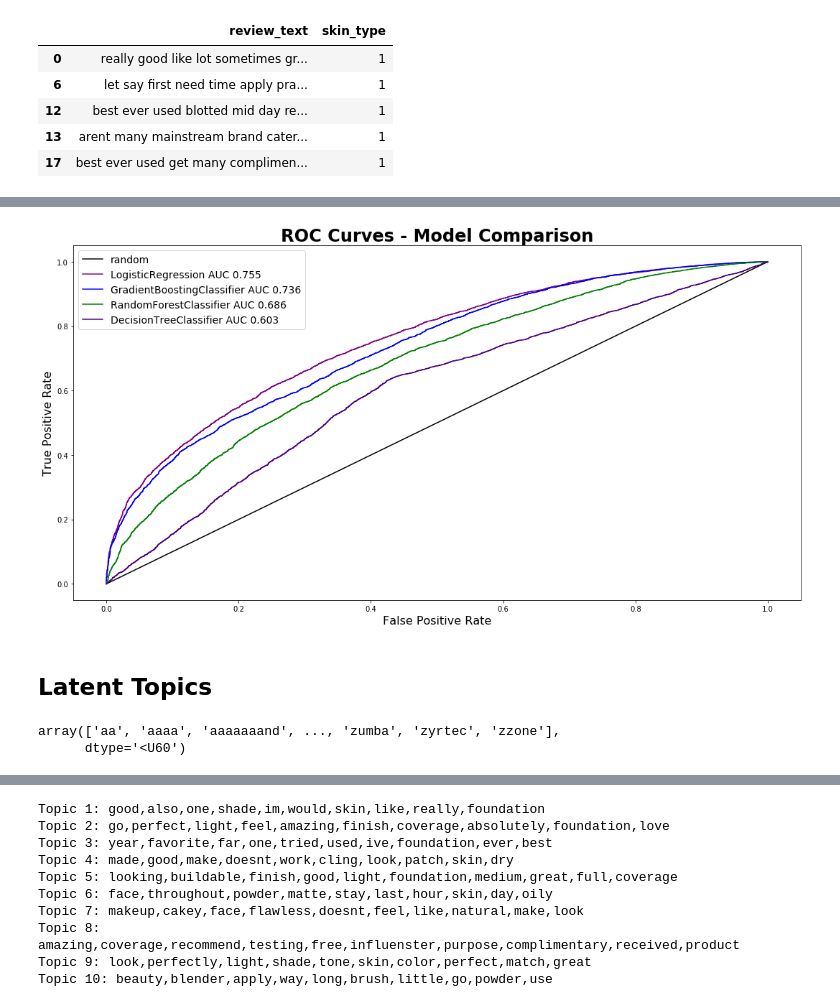
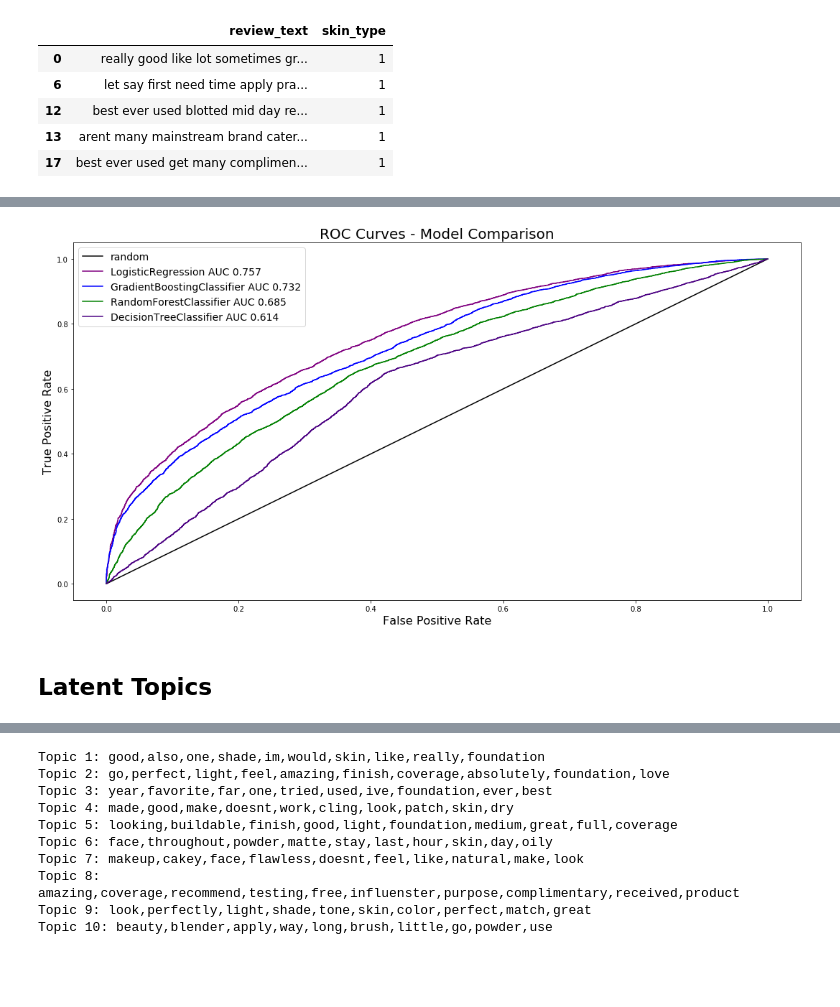
Before and after one commit to nicleong27/Beauty_Reviews, a Jupyter notebook: Reviews-Modelling.ipynb, the cells around one changed output, grey strips where cells are left out. Saved outputs shown, nothing was run; the diff lists cells and outputs as text; code cells hidden in the pictures; blank space fills up the shorter version.

```diff
--- a/Reviews-Modelling.ipynb
+++ b/Reviews-Modelling.ipynb
@@ -397,8 +381,0 @@ def modelling(text_series, y, vectorizer, model):
-# %%
-# plot multiple rocs for NLP
-def plot_multiple_rocs(model_list, text_series, y, vectorizer):
-    ax.plot([0,1],[0,1], 'k', label="random")
-    for model in model_list:
-        results = modelling(text_series, y, vectorizer, model)
-        auc_score = results[4]
-        plot_roc(ax, results[3], '{} AUC {}'.format(model.__class__.__name__, round(auc_score, 3)))
@@ -571,14 +536,14 @@ ax.barh(word_lst[:10], word_count[:10])
 # %%
 fig, ax = plt.subplots(figsize=(15,8))
-ax.set_title('ROC Curves - Model Comparison', fontweight='bold', fontsize=24)
+ax.set_title('ROC Curves - Model Comparison', fontsize=20)
 
 
 plt.gca().set_color_cycle(['purple', 'blue', 'green', 'indigo'])
-plot_multiple_rocs(model_list, model3['review_text'], model3['skin_type'], TfidfVectorizer())
+plot_multiple_rocs(model_list, model3['review_text'], model3['skin_type'], TfidfVectorizer(),ax)
 plt.tight_layout()
 plt.savefig('imgs/model_compare_roc3.png')
 # %% [output]
-[figure, old version]
+[figure, new version]
 # %% [markdown]
 ## Latent Topics
 # %%
@@ -591,10 +556,6 @@ format_strings(latent_df, 'review_text', WordNetLemmatizer())
 vectorizer = TfidfVectorizer()
 X = vectorizer.fit_transform(latent_df['review_text'])
 idx_to_word = np.array(vectorizer.get_feature_names())
-idx_to_word
-# %% [output]
-array(['aa', 'aaaa', 'aaaaaaand', ..., 'zumba', 'zyrtec', 'zzone'],
-      dtype='<U60')
 # %%
 # find optimal number of topics
 
```
Also changed, not shown: parts of 32 cells of this notebook.
